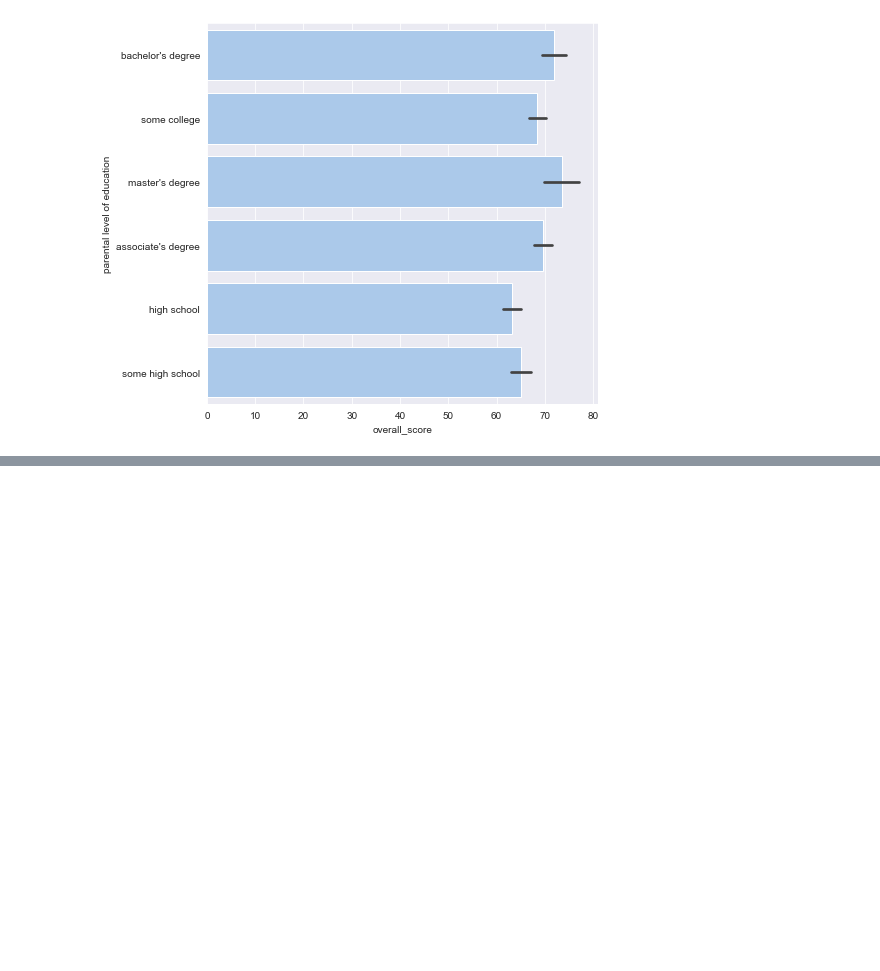
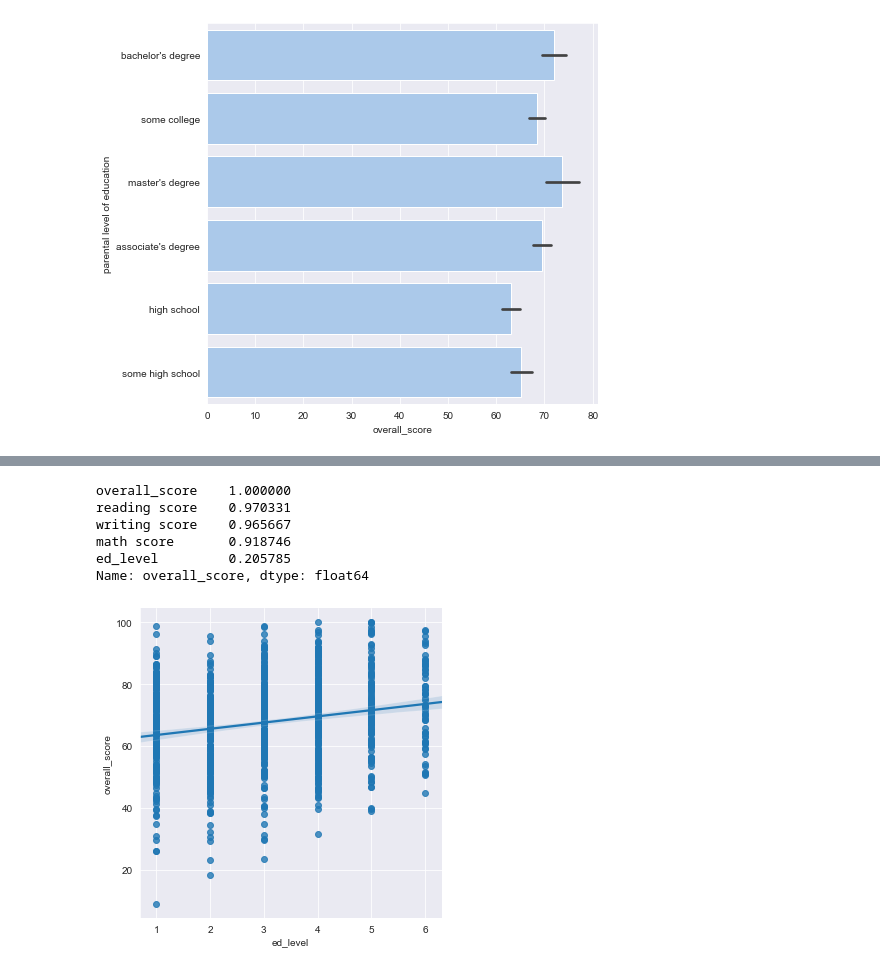
Before and after one commit to thomaskbrown18/data-visualization-practice, a Jupyter notebook: visualization_practice.ipynb, the cells around one changed output, grey strips where cells are left out. Drawn from its saved outputs; the diff is of its cells as text; code cells hidden in the pictures; blank space fills up the shorter version.

```diff
--- a/visualization_practice.ipynb
+++ b/visualization_practice.ipynb
@@ -97,3 +97,15 @@ sns.set_color_codes("pastel")
 sns.barplot(x="overall_score", y="parental level of education", data=df, color = 'b');
 # %% [output]
 [figure]
+# %%
+
+df['ed_level'] = df['parental level of education'].map(lambda x: 1 if x == 'some high school'
+                                                       else (2 if x == 'high school'
+                                                             else (3 if x == 'some college'
+                                                                  else (4 if x == "associate's degree"
+                                                                       else(5 if x == "bachelor's degree"
+                                                                           else (6))))))
+
+
+df.head()
+#success!
@@ -99,0 +119,17 @@ sns.barplot(x="overall_score", y="parental level of education", data=df, color =
+# %%
+# Running the correlation again.  Going to see how parental ed level factors in.
+# Maybe make a nice graph too, then call it.
+df.corr()['overall_score'].sort_values(ascending=False)
+# On first glance, doesn't appear to be very correlated at all. . .
+# %% [output]
+overall_score    1.000000
+reading score    0.970331
+writing score    0.965667
+math score       0.918746
+ed_level         0.205785
+Name: overall_score, dtype: float64
+# %%
+sns.lmplot(data = df, x='ed_level', y='overall_score');
+# Looks like there's something here. . .
+# %% [output]
+[figure, added]
```
Also changed, not shown: parts of 10 cells of this notebook.
